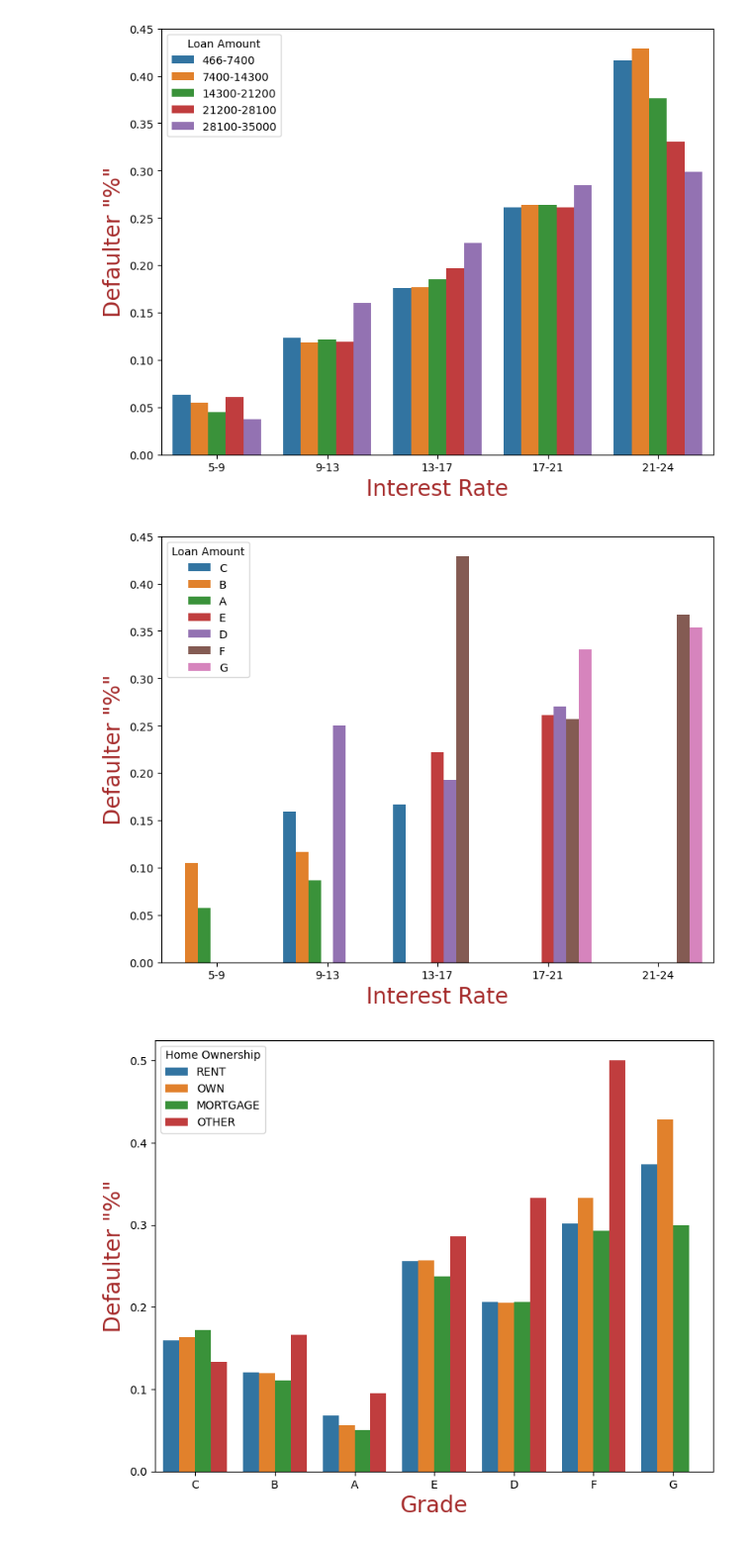
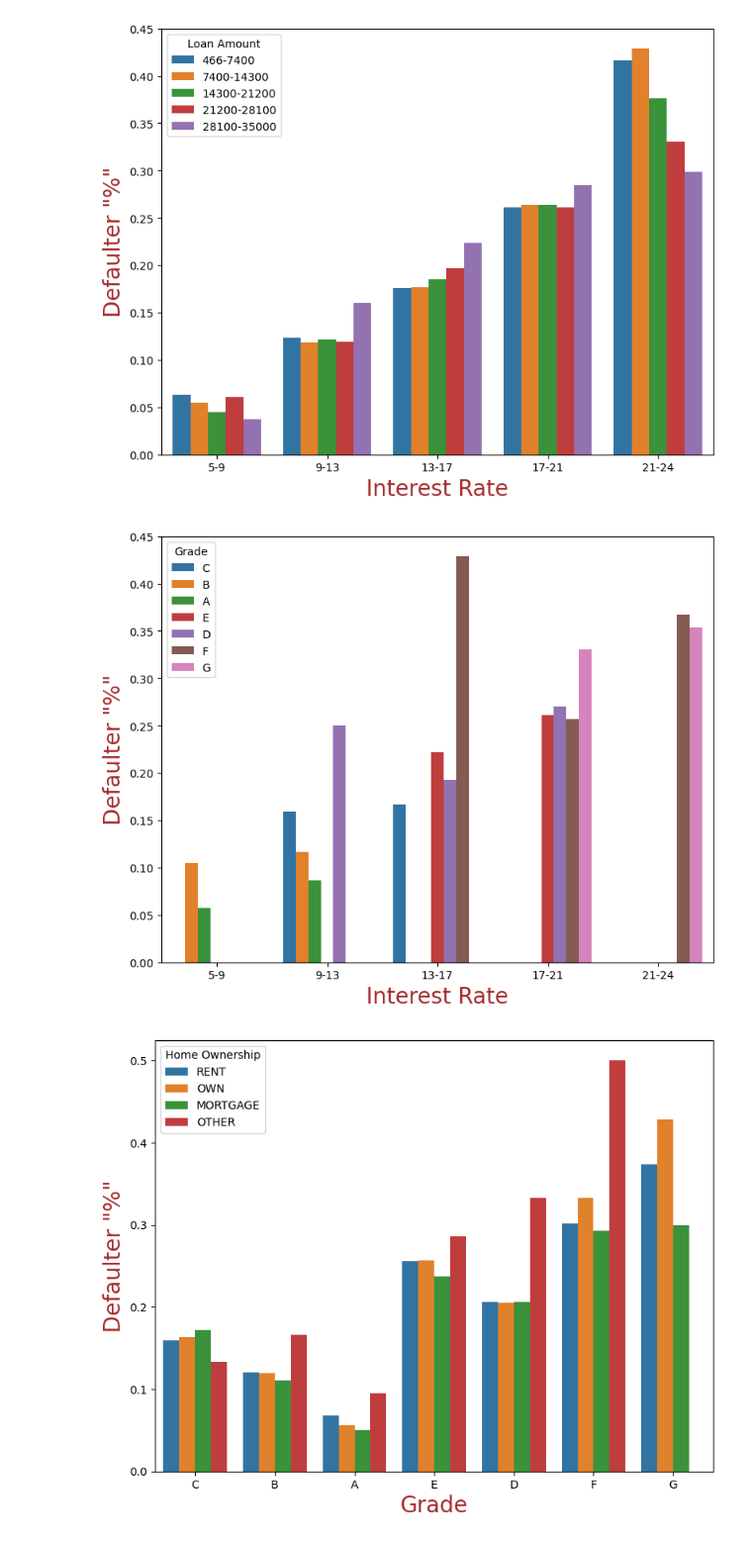
Before and after one commit to ReemaRani2709/LendingClubCaseStudy, a Jupyter notebook: Reema.ipynb, the cells around one changed output. Shown at 99% size. Cells and saved outputs as stored; diff of their text form; code cells hidden in the pictures.

```diff
--- a/Reema.ipynb
+++ b/Reema.ipynb
@@ -1033,13 +1033,13 @@ plt.show()
 # %%
 # Effect of Interest Rate and Grade on Defaulters percentage
 plt.figure(figsize=(9,7))
 sns.barplot(x="int_rate_groups", y="Defaulter", hue="grade", data=loan, errorbar=None)
 plt.xlabel("Interest Rate", fontdict=fontDict)
 plt.ylabel('Defaulter "%"', fontdict=fontDict)
-plt.legend(title='Loan Amount')
+plt.legend(title='Grade')
 plt.show()
 # %% [output]
-[figure, old version]
+[figure, new version]
 # %%
 # Effect of Home Ownership and Grade on Defaulters percentage
 plt.figure(figsize=(9,7))
```
Also changed, not shown: parts of 2 cells of this notebook.
